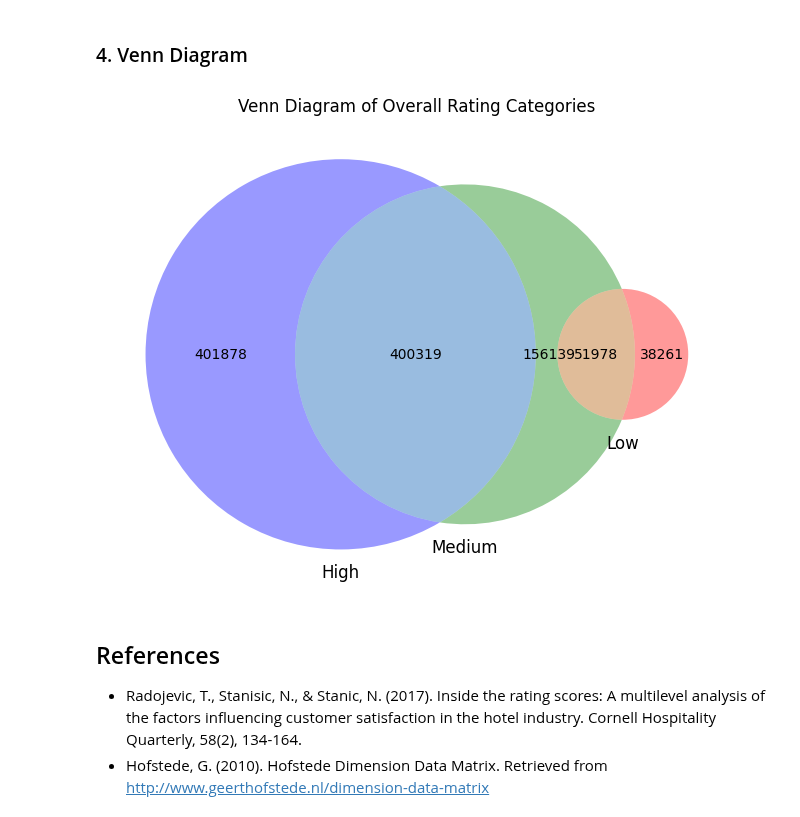
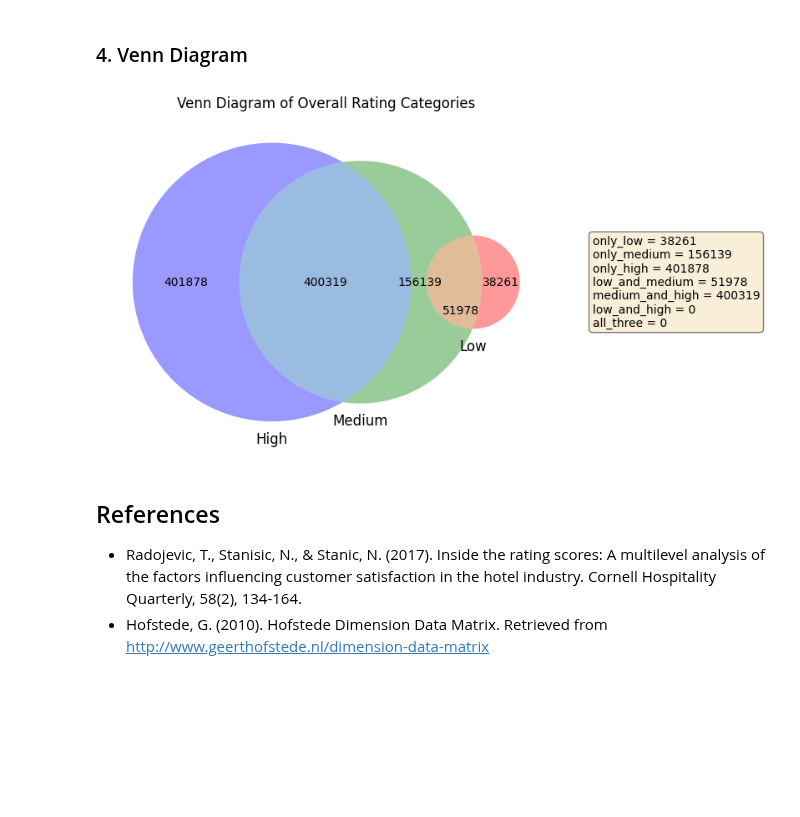
Before and after one commit to yceugene/DA_Proj_G7, a Jupyter notebook: src/main.ipynb, the cells around one changed output. Drawn from its saved outputs; the diff is of its cells as text; code cells hidden in the pictures; blank space fills up the shorter version.

Commit message:
Make venn diagram more readable.

```diff
--- a/src/main.ipynb
+++ b/src/main.ipynb
@@ -310,25 +310,39 @@ IQR: 1.0;
 # %%
 # Define rating categories (for example, Low, Medium, High ratings)
 low = set(overall_rating[overall_rating <= 2.0].index)
 medium = set(overall_rating[(overall_rating >= 2.0) & (overall_rating <= 4)].index)
 high = set(overall_rating[overall_rating >= 4].index)
 
 # Calculate the sizes of all 7 regions in the Venn diagram
 only_low = len(low - medium - high)
 only_medium = len(medium - low - high)
 only_high = len(high - low - medium)
 low_and_medium = len(low & medium - high)
 medium_and_high = len(medium & high - low)
 low_and_high = len(low & high - medium)
 all_three = len(low & medium & high)
 
 # Venn Diagram
 fig, ax = plt.subplots(figsize=(8, 5), layout='constrained')
 venn = venn3(subsets=(only_low, only_medium, low_and_medium, only_high, low_and_high, medium_and_high, all_three), set_labels=('Low', 'Medium', 'High'))
+venn.get_label_by_id('110').set_position((0.5, -0.1)) # Adjust label positions "low_and_medium"
+
+# Add a legend box with the counts
+text = (f"only_low = {only_low}\n"
+        f"only_medium = {only_medium}\n"
+        f"only_high = {only_high}\n"
+        f"low_and_medium = {low_and_medium}\n"
+        f"medium_and_high = {medium_and_high}\n"
+        f"low_and_high = {low_and_high}\n"
+        f"all_three = {all_three}")
+
+# Add text box to the figure
+props = dict(boxstyle='round', facecolor='wheat', alpha=0.5)
+ax.text(1.1, 0.5, text, transform=ax.transAxes, fontsize=10, verticalalignment='center', bbox=props)
 
 plt.title('Venn Diagram of Overall Rating Categories')
 plt.show()
 # %% [output]
-[figure, old version]
+[figure, new version]
 # %% [markdown]
 ## References
```
Also changed, not shown: parts of 6 cells of this notebook.
